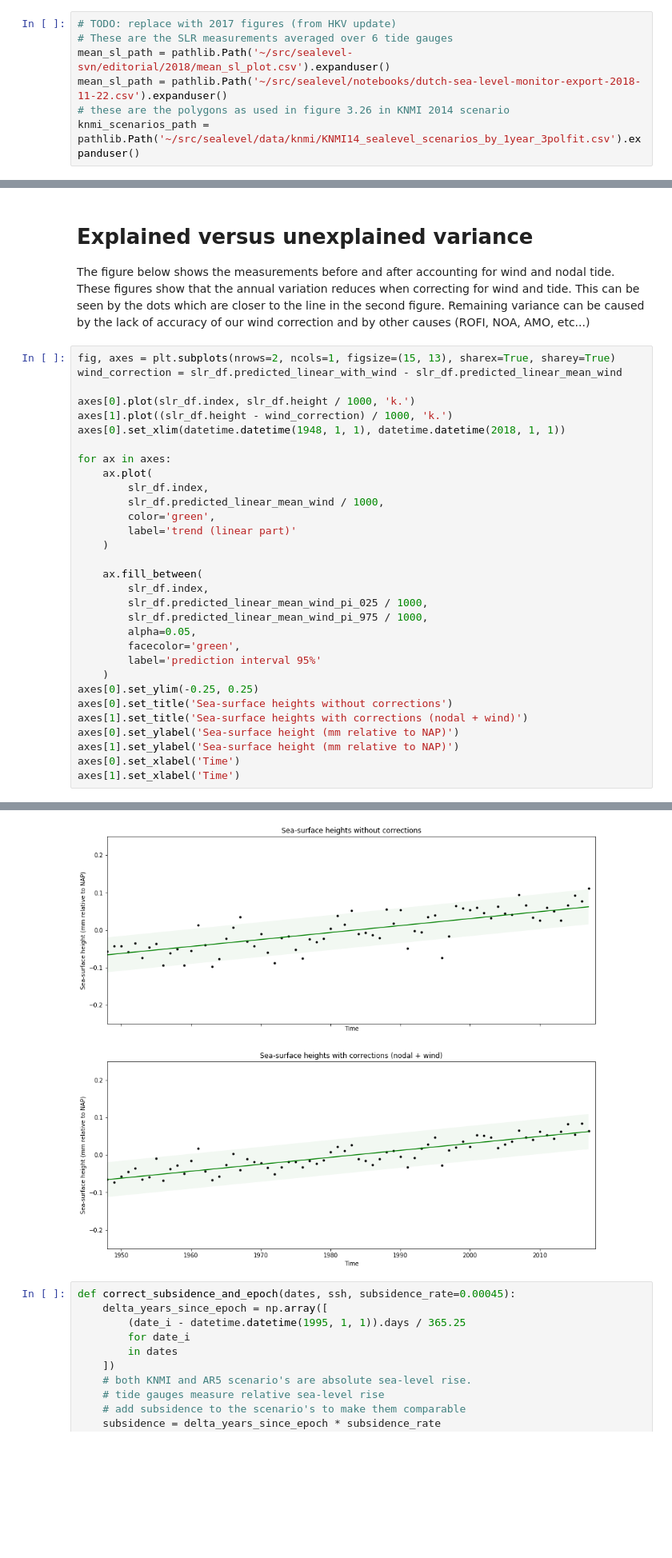
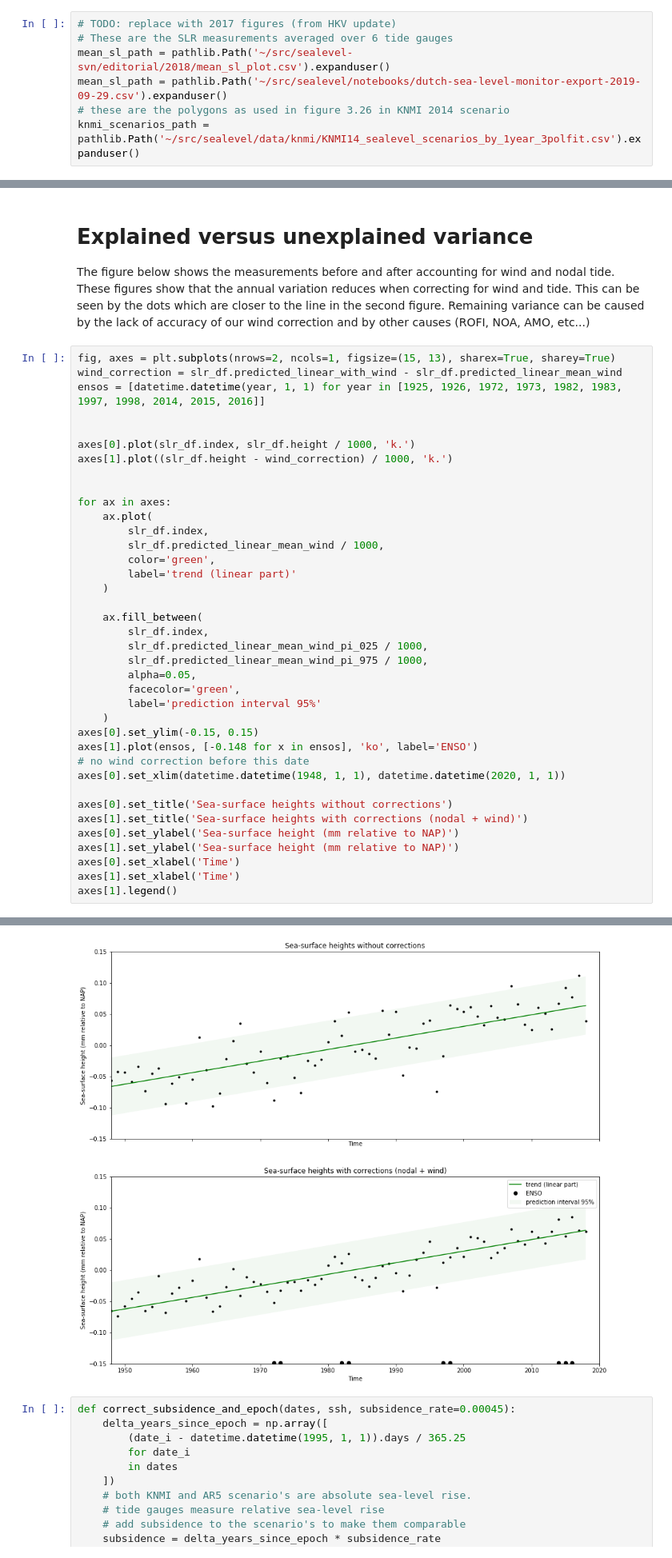
Before and after one commit to openearth/sealevel, a Jupyter notebook: notebooks/analysis/scenarios/scenario-vs-measurements.ipynb, the cells around one changed output, grey strips where cells are left out. Shown: that part at 80% size. Drawn from its saved outputs; the diff is of its cells as text; blank space fills up the shorter version.

Commit message:
add  enso's

```diff
--- a/notebooks/analysis/scenarios/scenario-vs-measurements.ipynb
+++ b/notebooks/analysis/scenarios/scenario-vs-measurements.ipynb
@@ -18,7 +18,7 @@ ureg = pint.UnitRegistry()
 # TODO: replace with 2017 figures (from HKV update)
 # These are the SLR measurements averaged over 6 tide gauges
 mean_sl_path = pathlib.Path('~/src/sealevel-svn/editorial/2018/mean_sl_plot.csv').expanduser()
-mean_sl_path = pathlib.Path('~/src/sealevel/notebooks/dutch-sea-level-monitor-export-2018-11-22.csv').expanduser()
+mean_sl_path = pathlib.Path('~/src/sealevel/notebooks/dutch-sea-level-monitor-export-2019-09-29.csv').expanduser()
 # these are the polygons as used in figure 3.26 in KNMI 2014 scenario
 knmi_scenarios_path = pathlib.Path('~/src/sealevel/data/knmi/KNMI14_sealevel_scenarios_by_1year_3polfit.csv').expanduser()
 # %%
@@ -67,10 +67,12 @@ The figure below shows the measurements before and after accounting for wind and
 # %%
 fig, axes = plt.subplots(nrows=2, ncols=1, figsize=(15, 13), sharex=True, sharey=True)
 wind_correction = slr_df.predicted_linear_with_wind - slr_df.predicted_linear_mean_wind
+ensos = [datetime.datetime(year, 1, 1) for year in [1925, 1926, 1972, 1973, 1982, 1983, 1997, 1998, 2014, 2015, 2016]]
+
 
 axes[0].plot(slr_df.index, slr_df.height / 1000, 'k.')
 axes[1].plot((slr_df.height - wind_correction) / 1000, 'k.')
-axes[0].set_xlim(datetime.datetime(1948, 1, 1), datetime.datetime(2018, 1, 1))
+
 
 for ax in axes:
     ax.plot(
@@ -88,11 +90,16 @@ for ax in axes:
         facecolor='green',
         label='prediction interval 95%'
     )
-axes[0].set_ylim(-0.25, 0.25)
+axes[0].set_ylim(-0.15, 0.15)
+axes[1].plot(ensos, [-0.148 for x in ensos], 'ko', label='ENSO')
+# no wind correction before this date
+axes[0].set_xlim(datetime.datetime(1948, 1, 1), datetime.datetime(2020, 1, 1))
+
 axes[0].set_title('Sea-surface heights without corrections')
 axes[1].set_title('Sea-surface heights with corrections (nodal + wind)')
 axes[0].set_ylabel('Sea-surface height (mm relative to NAP)')
 axes[1].set_ylabel('Sea-surface height (mm relative to NAP)')
 axes[0].set_xlabel('Time')
 axes[1].set_xlabel('Time')
+axes[1].legend()
 # %% [output]
@@ -100,4 +107,4 @@ Text(0.5, 0, 'Time')
-[figure, old version]
+[figure, new version]
 # %%
 def correct_subsidence_and_epoch(dates, ssh, subsidence_rate=0.00045):
     delta_years_since_epoch = np.array([
```
Also changed, not shown: parts of 5 cells of this notebook, 5 other files.
